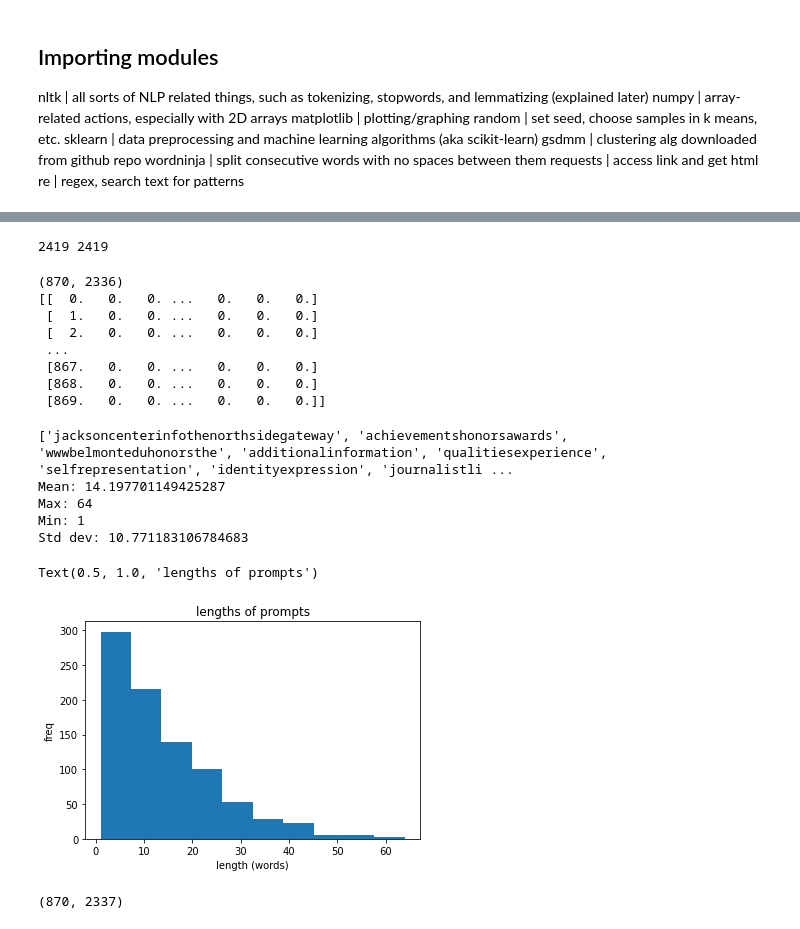
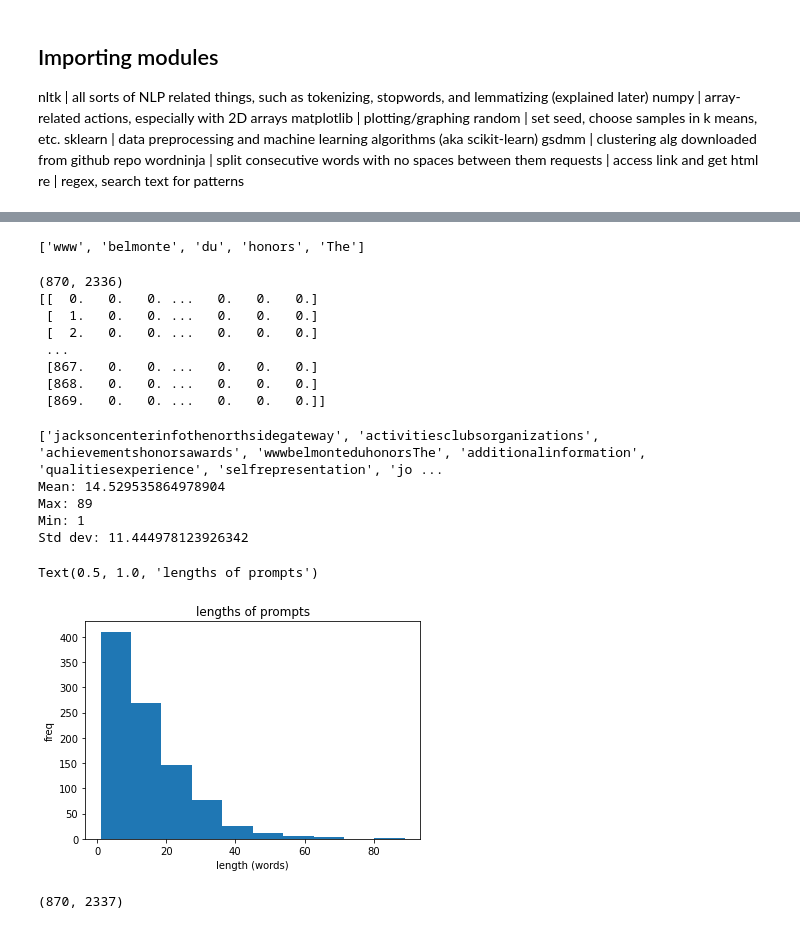
Before and after one commit to vc64/essayGrouping, a Jupyter notebook: essayGrouping.ipynb, the cells around one changed output, grey strips where cells are left out. Drawn from its saved outputs; the diff is of its cells as text; code cells hidden in the pictures.

Commit message:
dealing with proper nouns and separating combined words

```diff
--- a/essayGrouping.ipynb
+++ b/essayGrouping.ipynb
@@ -114,5 +60,7 @@ import re
 # %%
 # obtain word bag
+
+prop_nouns = []
 
 def get_bag(docs, out_list, word_list):
     # out_list = []
@@ -134,23 +82,30 @@ def get_bag(docs, out_list, word_list):
         #     print(doc[1])
 
         for word in seperated_words:
-            word = word.lower()
+            # word = word.lower()
 
             # gets rid of non alphabetic characters
             word = nonalpha_regex.sub('', word)
 
             if word not in stop_words:
                 if len(word) != 1:
-                    for subword in wordninja.split(word):
-                        filtered_list.append(subword)
+                    filtered_list.append(word)
+                    # if word[1:].toLower() != word[1:]:
+
+                    # for subword in wordninja.split(word):
+                    #     filtered_list.append(subword)
 
         tagged_list = nltk.pos_tag(filtered_list)
+        # print(tagged_list)
 
         lemmatizer = WordNetLemmatizer()
         lemmatized_list = []
 
         for word in tagged_list:
             pos = ""
+            if word[1] == "NNP":
+                prop_nouns.append(word[0])
+
             if word[1][0] == "J":
                 pos = "a"
             elif word[1][0] == "N":
@@ -260,3 +139,9 @@ for college in allprompts:
     numPrompts.append(len(college[1]))
 
     prompt_corpus, word_list = get_bag(college[1], prompt_corpus, word_list)
+
+
+for word in set(prop_nouns):
+    for term in set(word_list):
+        if word.lower() == term.lower() and word != term:
+            print(word, term)
@@ -282,8 +185,6 @@ word_list = list(set(word_list))
 random.shuffle(word_list)
 
 # print(sorted(word_list, key=lambda x: len(x), reverse=True))
-# %% [output]
-2419 2419
 # %%
 # alltitles = []
 
@@ -296,6 +197,10 @@ random.shuffle(word_list)
 # alltitles = set(alltitles)
 
 # print(len(alltitles))
+
+wordninja.split("wwwbelmonteduhonorsThe")
+# %% [output]
+['www', 'belmonte', 'du', 'honors', 'The']
 # %%
 def indToDict(index):
     numPrompts = []
@@ -343,54 +248,54 @@ word_doc_freq = dict(zip(word_list, [0 for x in range(len(word_list))]))
 
 prompt_len = []
 
-for prompt_ind in range(len(prompt_matrix)):
+for prompt_ind in range(len(prompt_corpus)):
     curr_freq = dict(zip(word_list, [0 for x in range(len(word_list))]))
 
     # word_counted = False
     # num_words = len(prompt_matrix[prompt_ind][2:])
 
-    prompt_len.append(len(prompt_matrix[prompt_ind][2:]))
+    prompt_len.append(len(prompt_corpus[prompt_ind].split()))
 
-    for word in prompt_matrix[prompt_ind][2:]:
+    for word in prompt_corpus[prompt_ind].split():
         if curr_freq[word] == 0:
             word_doc_freq[word] += 1
 
         curr_freq[word] += 1
 
     # prompt_matrix[prompt_ind] = prompt_matrix[prompt_ind][0:2] + list(curr_freq.values())
     # if sum(curr_freq.values()) <= 1:
     #     print(prompt_matrix[prompt_ind][0:2])
     # word_freq_matrix.append(list(curr_freq.values()))
 
-print(sorted(word_list, key=lambda x: len(x), reverse=True))
+print(sorted(word_list, key=lambda x: len(x), reverse=True)[0:100])
 
 # most common words
-sorted(word_doc_freq.items(), key=lambda x: x[1], reverse=True)[0:100]
+# sorted(word_doc_freq.items(), key=lambda x: x[1], reverse=True)[0:100]
 
 # average length of prompts
 prompt_len_np = np.array(prompt_len)
 
 print("Mean: " + str(np.mean(prompt_len_np)))
 
 print("Max: " + str(max(prompt_len_np)))
 
 print("Min: " + str(min(prompt_len_np)))
 
 print("Std dev: " + str(np.std(prompt_len_np)))
 
 plt.hist(prompt_len)
 
 plt.xlabel("length (words)")
 plt.ylabel("freq")
 plt.title("lengths of prompts")
 # %% [output]
-['jacksoncenterinfothenorthsidegateway', 'achievementshonorsawards', 'wwwbelmonteduhonorsthe', 'additionalinformation', 'qualitiesexperience', 'selfrepresentation', 'identityexpression', 'journalistli ...
-Mean: 14.197701149425287
-Max: 64
+['jacksoncenterinfothenorthsidegateway', 'activitiesclubsorganizations', 'achievementshonorsawards', 'wwwbelmonteduhonorsThe', 'additionalinformation', 'qualitiesexperience', 'selfrepresentation', 'jo ...
+Mean: 14.529535864978904
+Max: 89
 Min: 1
-Std dev: 10.771183106784683
+Std dev: 11.444978123926342
 Text(0.5, 1.0, 'lengths of prompts')
-[figure, old version]
+[figure, new version]
 # %%
 # turn prompts into vectors
 # stores number of docs with word w
```
Also changed, not shown: parts of 11 cells of this notebook.
